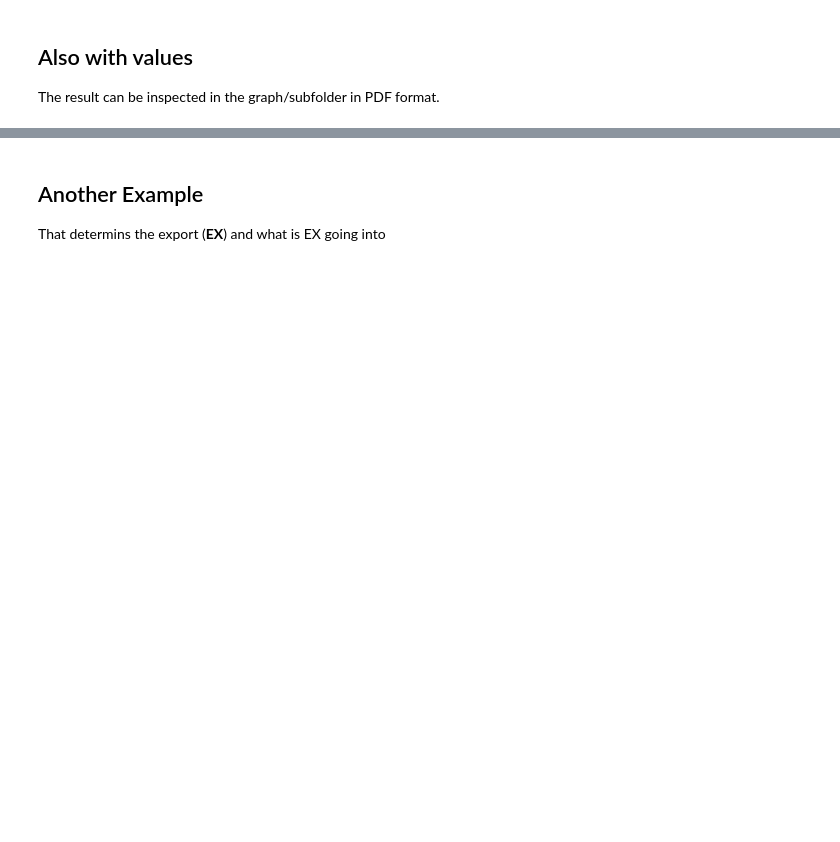
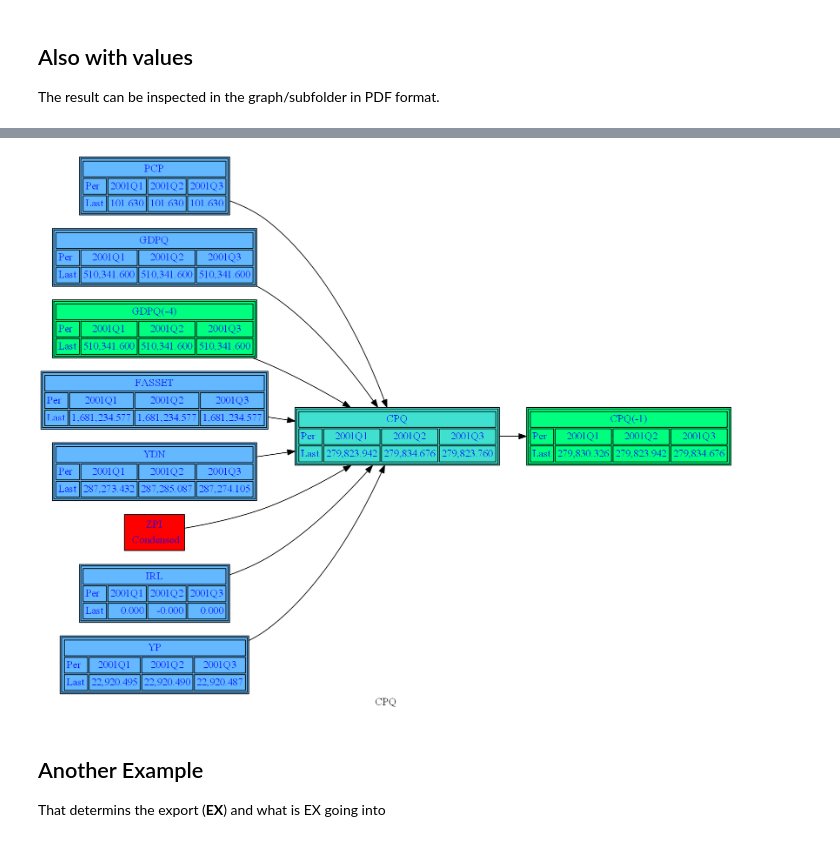
Before and after one commit to IbHansen/Modelflow2, a Jupyter notebook: Examples/Bank of Japan - Quarterly Japanese Economic Model/Q-JEM experiments.ipynb, the cells around one changed output, grey strips where cells are left out. Saved outputs shown, nothing was run; the diff lists cells and outputs as text; code cells hidden in the pictures; blank space fills up the shorter version.

```diff
--- a/Examples/Bank of Japan - Quarterly Japanese Economic Model/Q-JEM experiments.ipynb
+++ b/Examples/Bank of Japan - Quarterly Japanese Economic Model/Q-JEM experiments.ipynb
@@ -129,5 +129,5 @@ mqjem.cpq.draw(up=2,down=2,HR=0,svg=1,transdic= {'ZPI*' : 'ZPI'}) # we condens a
 The result can be inspected in the graph/subfolder in PDF format.
 # %%
 with mqjem.set_smpl('2001q1','2001q3'):
-    mqjem.cpq.draw(up=1,down=1,HR=0,svg=1,transdic= {'ZPI*' : 'ZPI'},last=1) # we condens all ZPI to one, to make the chart easy
+    mqjem.cpq.draw(up=1,down=1,HR=0,transdic= {'ZPI*' : 'ZPI'},last=1) # we condens all ZPI to one, to make the chart easy
 # %% [output]
@@ -135,3 +134,4 @@ with mqjem.set_smpl('2001q1','2001q3'):
+[figure, added]
 # %% [markdown]
 ## Another Example
 That determins the export (**EX**) and what is EX going into
```
Also changed, not shown: parts of 6 cells of this notebook, 1 other file.
